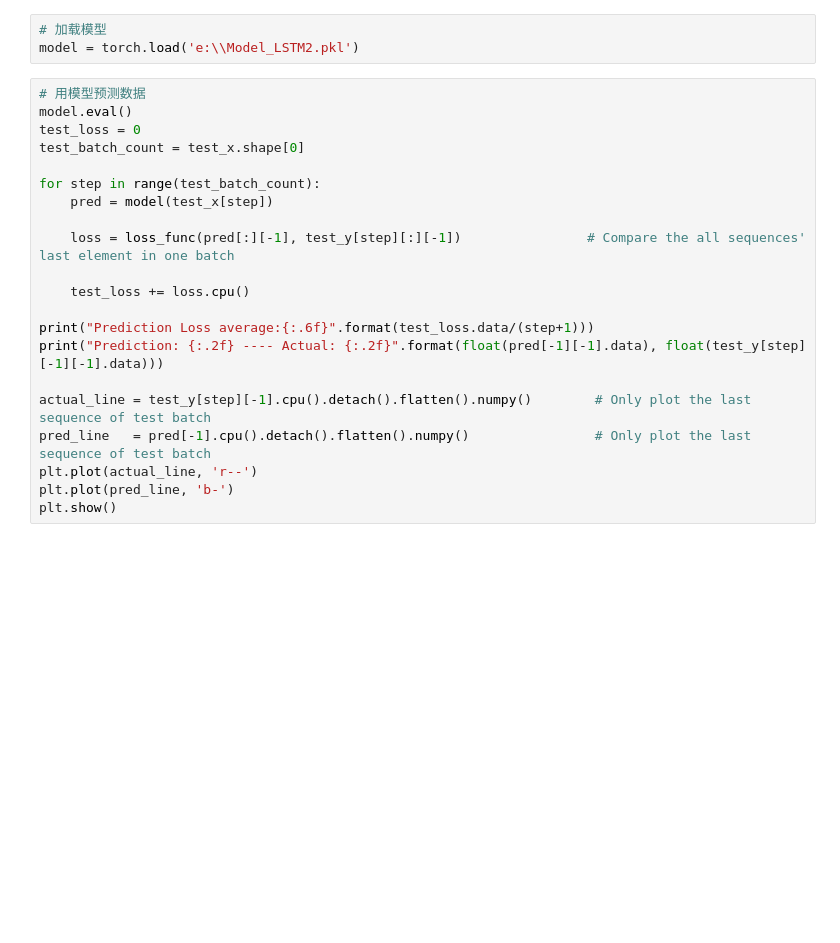
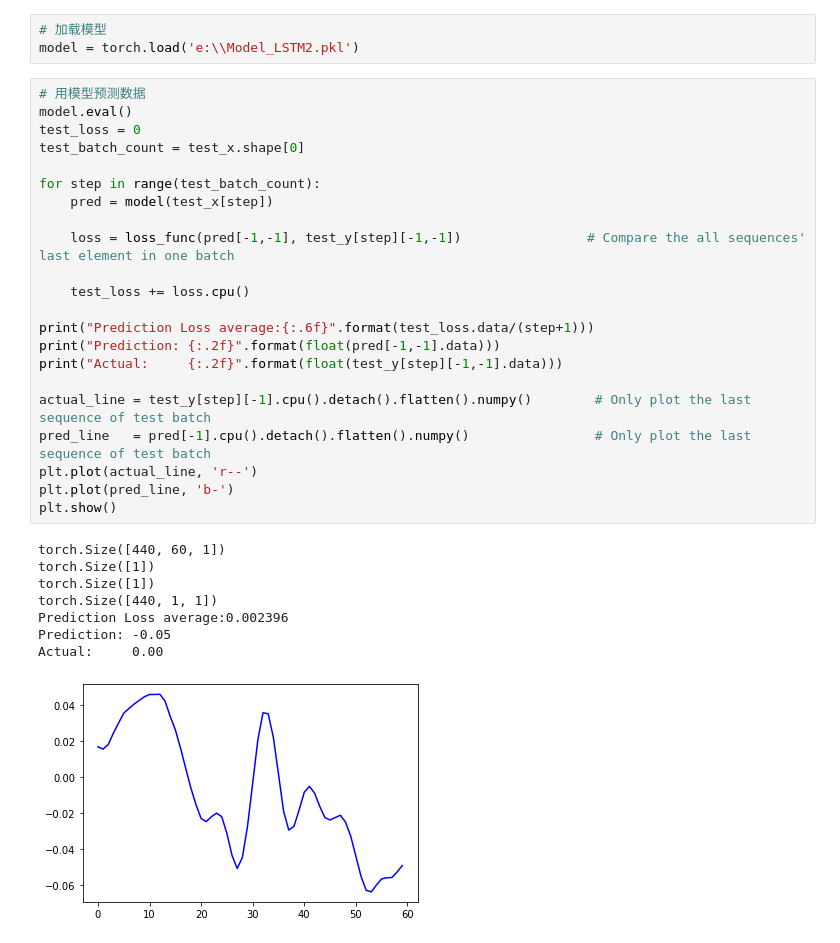
Before and after one commit to matrixleon18/SHUFE, a Jupyter notebook: jupyterlab/Model_LSTM2.ipynb, the cells around one changed output. Saved outputs shown, nothing was run; the diff lists cells and outputs as text; blank space fills up the shorter version.

```diff
--- a/jupyterlab/Model_LSTM2.ipynb
+++ b/jupyterlab/Model_LSTM2.ipynb
@@ -224,21 +354,31 @@ model = torch.load('e:\\Model_LSTM2.pkl')
 # %%
 # 用模型预测数据
 model.eval()
 test_loss = 0
 test_batch_count = test_x.shape[0]
 
 for step in range(test_batch_count):
     pred = model(test_x[step])
 
-    loss = loss_func(pred[:][-1], test_y[step][:][-1])                # Compare the all sequences' last element in one batch
+    loss = loss_func(pred[-1,-1], test_y[step][-1,-1])                # Compare the all sequences' last element in one batch
 
     test_loss += loss.cpu()
 
 print("Prediction Loss average:{:.6f}".format(test_loss.data/(step+1)))
-print("Prediction: {:.2f} ---- Actual: {:.2f}".format(float(pred[-1][-1].data), float(test_y[step][-1][-1].data)))
+print("Prediction: {:.2f}".format(float(pred[-1,-1].data)))
+print("Actual:     {:.2f}".format(float(test_y[step][-1,-1].data)))
 
 actual_line = test_y[step][-1].cpu().detach().flatten().numpy()        # Only plot the last sequence of test batch
 pred_line   = pred[-1].cpu().detach().flatten().numpy()                # Only plot the last sequence of test batch
 plt.plot(actual_line, 'r--')
 plt.plot(pred_line, 'b-')
 plt.show()
+# %% [output]
+torch.Size([440, 60, 1])
+torch.Size([1])
+torch.Size([1])
+torch.Size([440, 1, 1])
+Prediction Loss average:0.002396
+Prediction: -0.05
+Actual:     0.00
+[figure, added]
```
Also changed, not shown: parts of 6 cells of this notebook.
